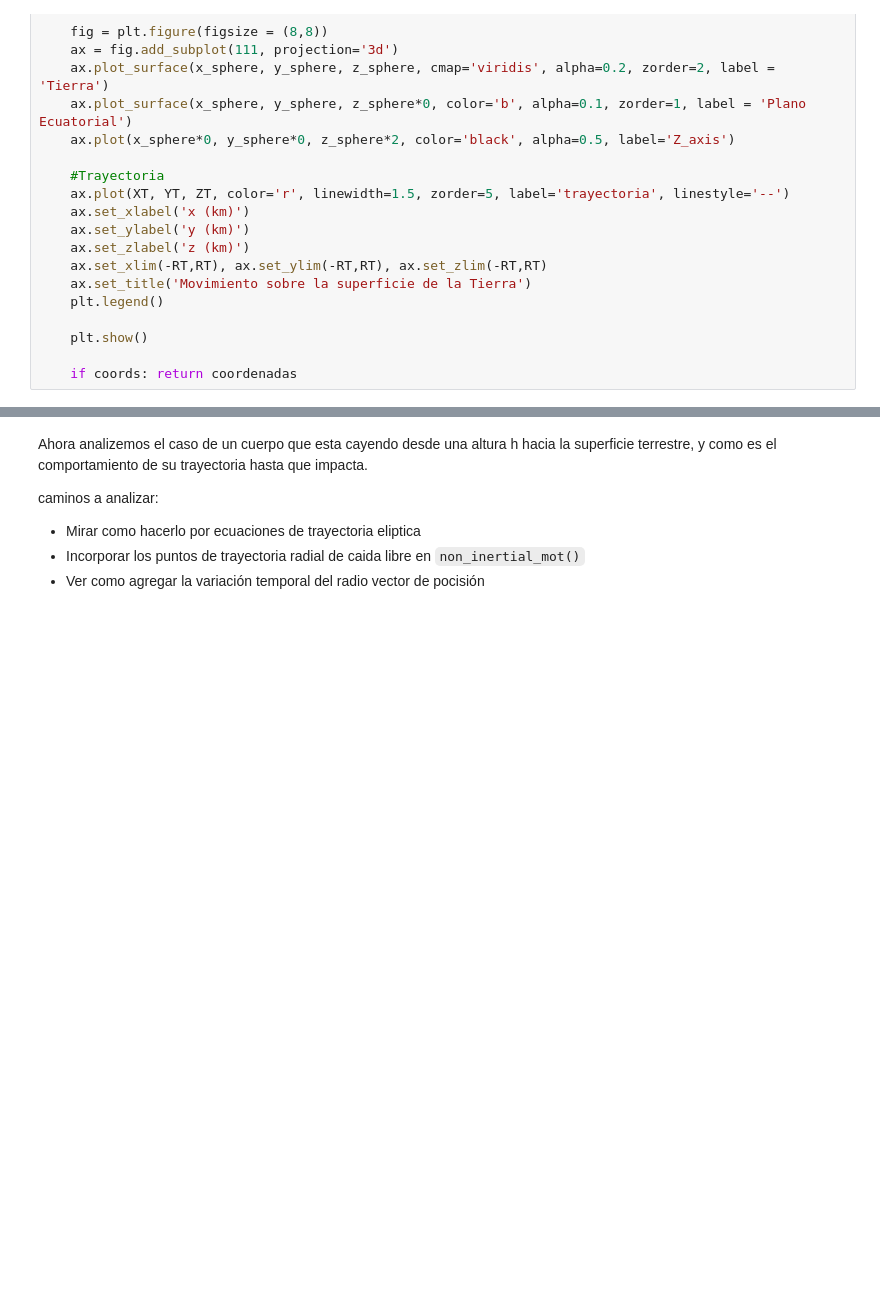
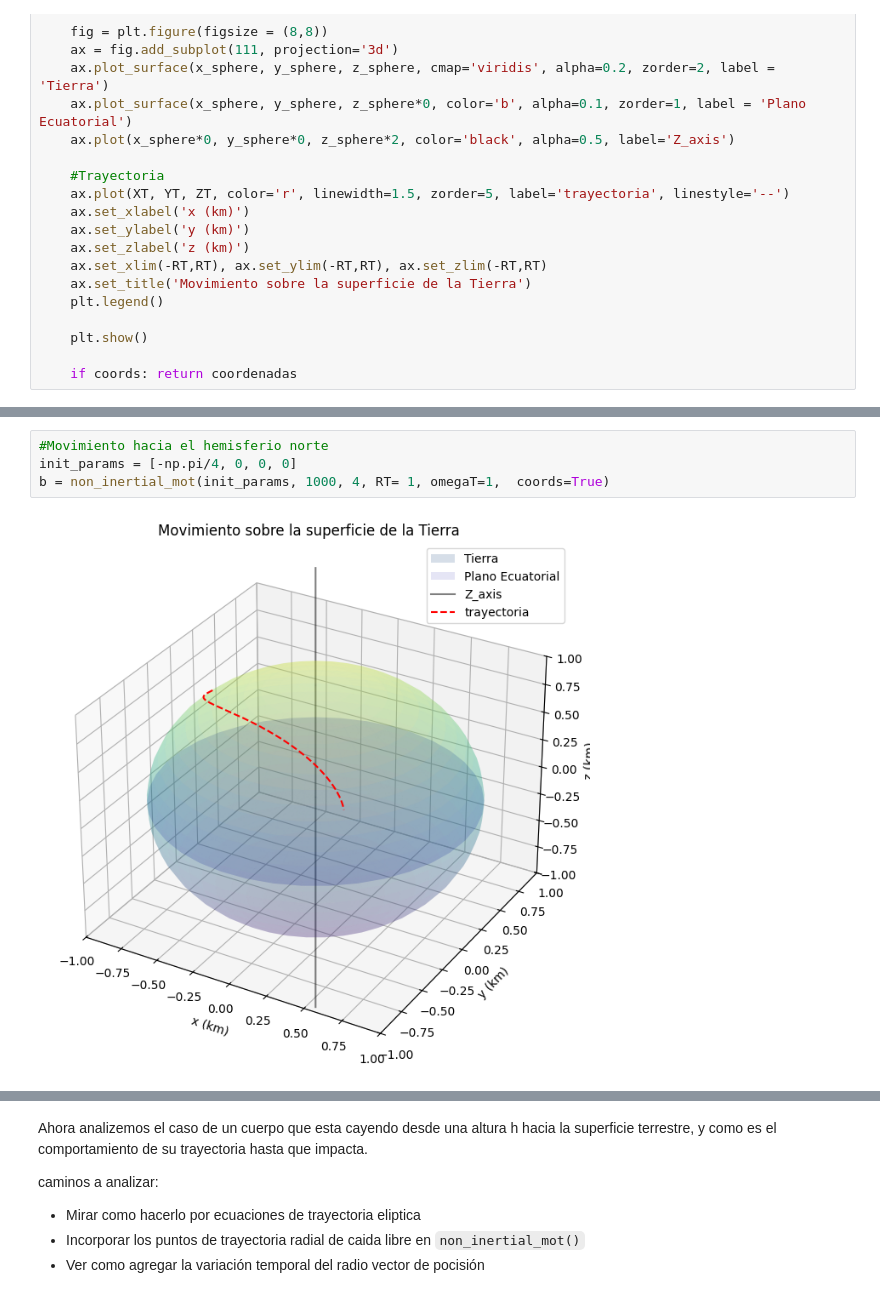
Before and after one commit to jerolg/FISICA_TEORICA_2, a Jupyter notebook: T2_Cuerpo_Rígido/Tarea02.ipynb, the cells around one changed output, grey strips where cells are left out. Saved outputs shown, nothing was run; the diff lists cells and outputs as text; blank space fills up the shorter version.

```diff
--- a/T2_Cuerpo_Rígido/Tarea02.ipynb
+++ b/T2_Cuerpo_Rígido/Tarea02.ipynb
@@ -321,0 +187,6 @@ a = non_inertial_mot(init_params, 5000, 3600, coords=True)
+# %%
+#Movimiento hacia el hemisferio norte
+init_params = [-np.pi/4, 0, 0, 0]
+b = non_inertial_mot(init_params, 1000, 4, RT= 1, omegaT=1,  coords=True)
+# %% [output]
+[figure, added]
```
Also changed, not shown: parts of 18 cells of this notebook.
